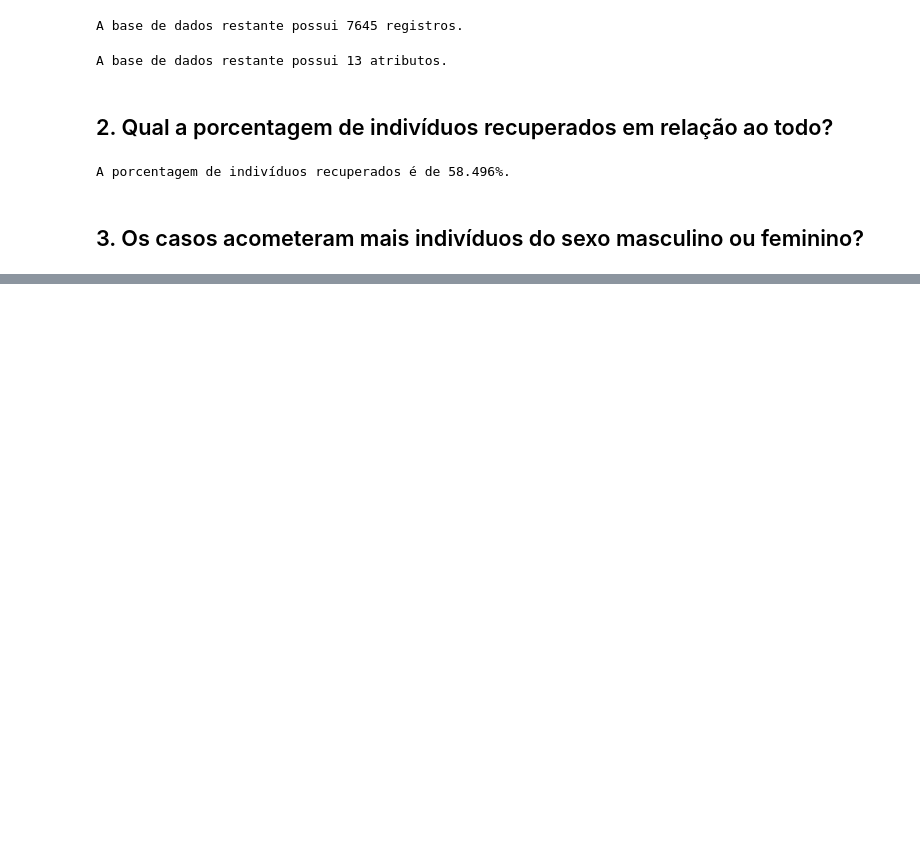
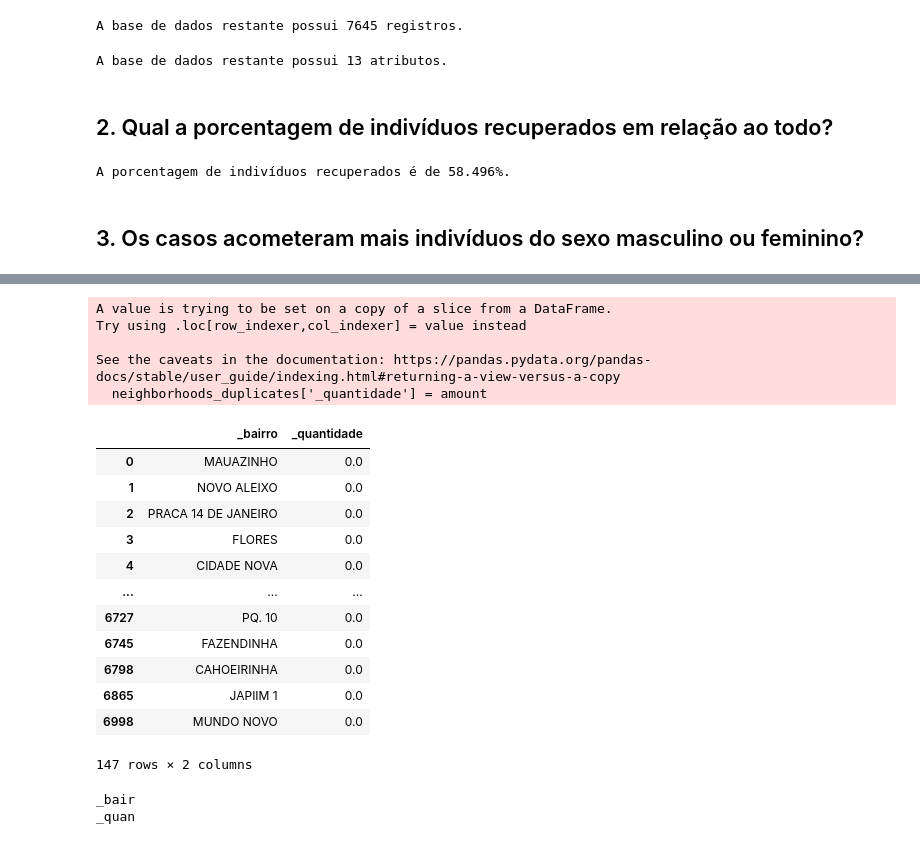
Before and after one commit to thiagos98/data-analysis-manaus, a Jupyter notebook: main.ipynb, the cells around one changed output, grey strips where cells are left out. Saved outputs shown, nothing was run; the diff lists cells and outputs as text; code cells hidden in the pictures; blank space fills up the shorter version.

Commit message:
construindo questao do bairro

```diff
--- a/main.ipynb
+++ b/main.ipynb
@@ -140,0 +187,3 @@ KeyError: False
+# %%
+neighborhoods = pd.DataFrame(df_clean_data['_bairro'])
+neighborhoods
@@ -140,0 +204,6 @@ KeyError: False
+# %%
+def clear_data(data, pattern, sub):
+    pattern_letter = re.compile(pattern)
+
+    result = re.sub(pattern_letter, sub, data, 5)
+    return result
@@ -140,0 +212,43 @@ KeyError: False
+# %%
+raw_neighborhoods = neighborhoods['_bairro']
+clear_a = [clear_data(x, r"^[áàâã]$", "a") for x in raw_neighborhoods]
+clear_e = [clear_data(x, r"^[éê]$", "e") for x in clear_a]
+clear_i = [clear_data(x, r"^[í]$", "i") for x in clear_e]
+clear_o = [clear_data(x, r"^[óôòõ]$", "o") for x in clear_i]
+clear_u = [clear_data(x, r"^[ú]$", "u") for x in clear_o]
+clear_c = [clear_data(x, r"^[ç]$", "c") for x in clear_u]
+df_neighborhoods_clean = pd.DataFrame(clear_c, columns = ["_bairro"])
+# %%
+neighborhoods_duplicates = df_neighborhoods_clean.drop_duplicates(subset=['_bairro'])
+amount = np.empty(147)
+amount.fill(0)
+neighborhoods_duplicates['_quantidade'] = amount
+neighborhoods_duplicates
+# %% [output]
+A value is trying to be set on a copy of a slice from a DataFrame.
+Try using .loc[row_indexer,col_indexer] = value instead
+
+See the caveats in the documentation: https://pandas.pydata.org/pandas-docs/stable/user_guide/indexing.html#returning-a-view-versus-a-copy
+  neighborhoods_duplicates['_quantidade'] = amount
+|  | _bairro | _quantidade |
+| 0 | MAUAZINHO | 0.0 |
+| 1 | NOVO ALEIXO | 0.0 |
+| 2 | PRACA 14 DE JANEIRO | 0.0 |
+| 3 | FLORES | 0.0 |
+| 4 | CIDADE NOVA | 0.0 |
+| ... | ... | ... |
+| 6727 | PQ. 10 | 0.0 |
+| 6745 | FAZENDINHA | 0.0 |
+| 6798 | CAHOEIRINHA | 0.0 |
+| 6865 | JAPIIM 1 | 0.0 |
+| 6998 | MUNDO NOVO | 0.0 |
+147 rows × 2 columns
+# %%
+for i in neighborhoods_duplicates.items():
+    text_1 = i[0][slice(5)]
+    print(text_1)
+    for j in df_neighborhoods_clean.items():
+        text_2 = j[0][slice(5)]
+# %% [output]
+_bair
+_quan
```
Also changed, not shown: parts of 13 cells of this notebook.
